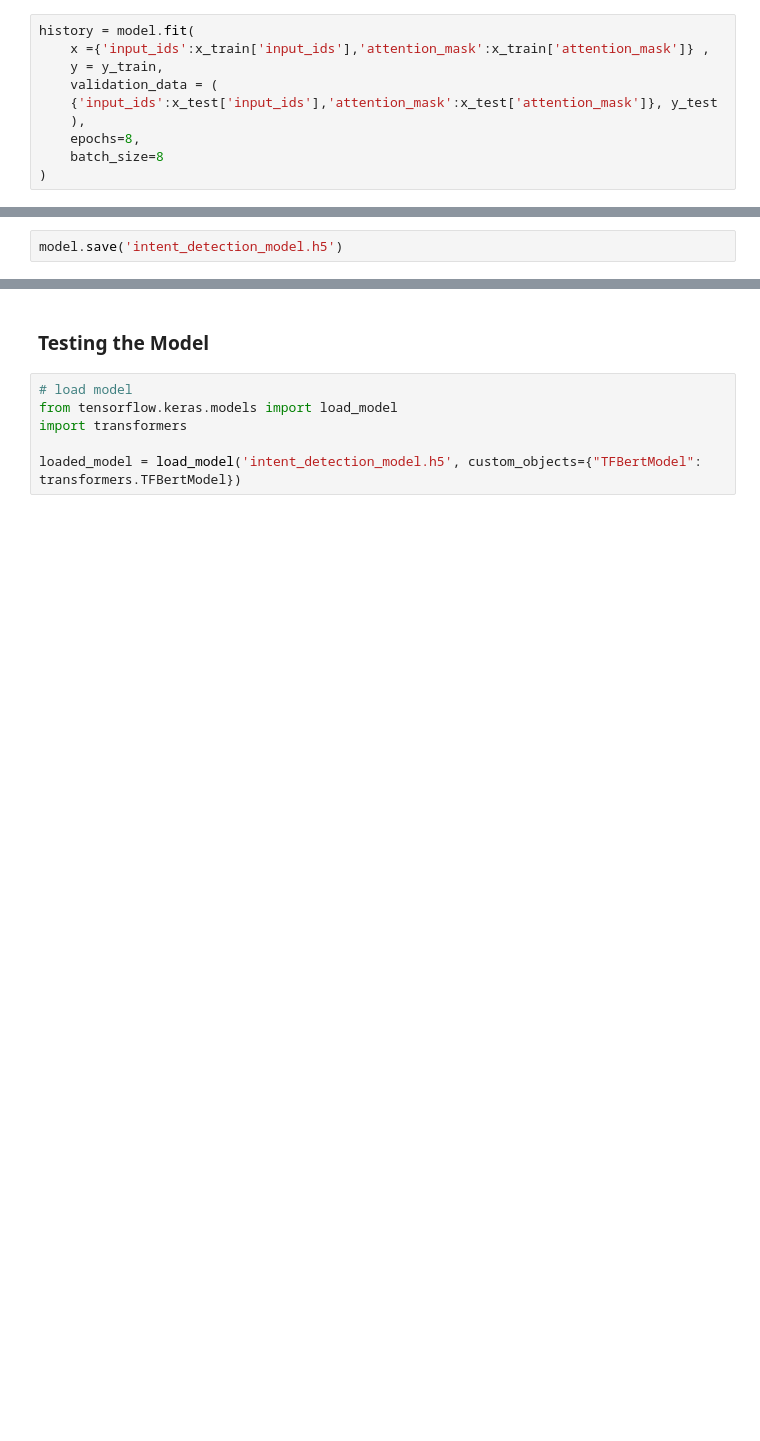
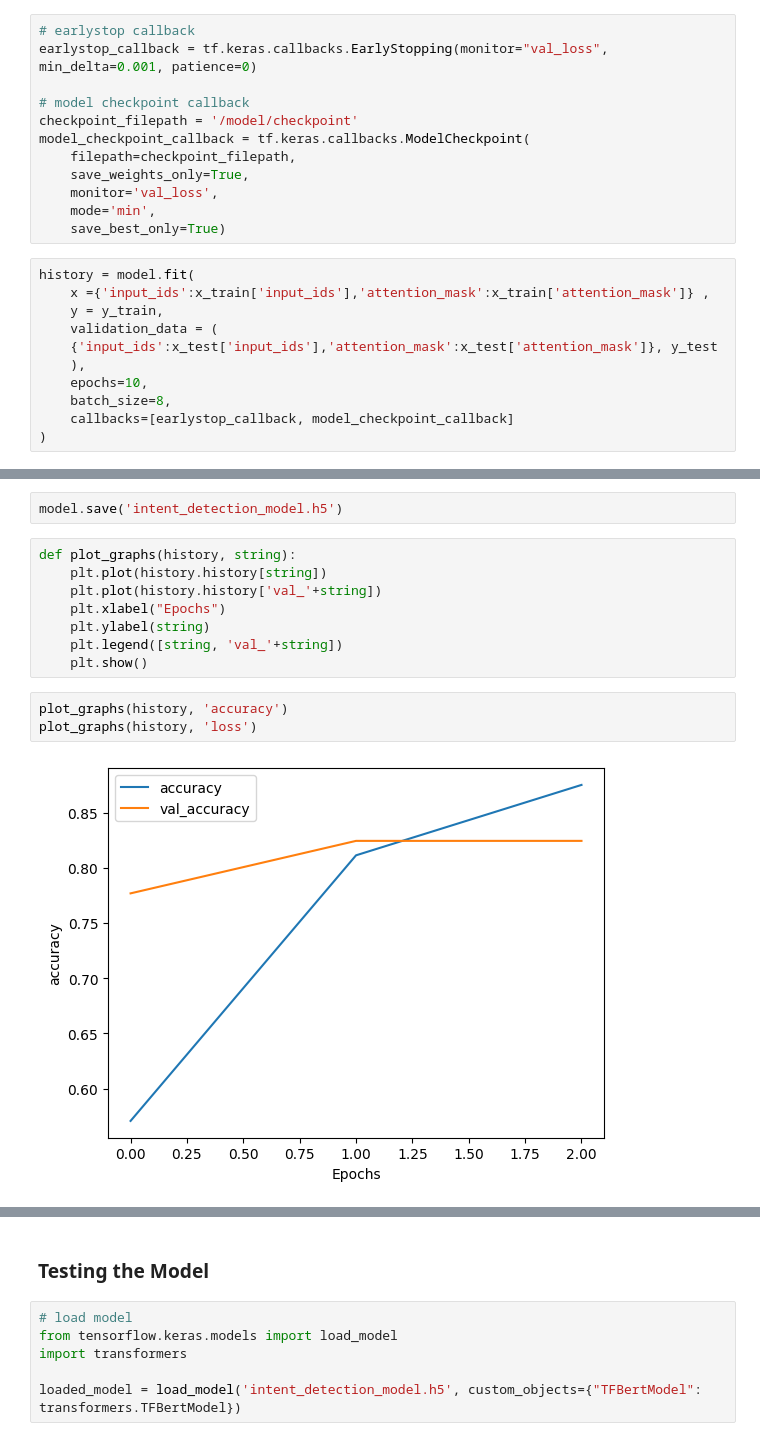
Before and after one commit to danfarh/intent-recognition, a Jupyter notebook: intent_recognition_BERT.ipynb, the cells around one changed output, grey strips where cells are left out. Cells and saved outputs as stored; diff of their text form; blank space fills up the shorter version.

```diff
--- a/intent_recognition_BERT.ipynb
+++ b/intent_recognition_BERT.ipynb
@@ -397,6 +385,18 @@ Total params: 118,400,267
 Trainable params: 118,400,267
 Non-trainable params: 0
 __________________________________________________________________________________________________
+# %%
+# earlystop callback
+earlystop_callback = tf.keras.callbacks.EarlyStopping(monitor="val_loss", min_delta=0.001, patience=0)
+
+# model checkpoint callback
+checkpoint_filepath = '/model/checkpoint'
+model_checkpoint_callback = tf.keras.callbacks.ModelCheckpoint(
+    filepath=checkpoint_filepath,
+    save_weights_only=True,
+    monitor='val_loss',
+    mode='min',
+    save_best_only=True)
 # %%
 history = model.fit(
     x ={'input_ids':x_train['input_ids'],'attention_mask':x_train['attention_mask']} ,
@@ -404,7 +404,8 @@ history = model.fit(
     validation_data = (
     {'input_ids':x_test['input_ids'],'attention_mask':x_test['attention_mask']}, y_test
     ),
-    epochs=8,
-    batch_size=8
+    epochs=10,
+    batch_size=8,
+    callbacks=[earlystop_callback, model_checkpoint_callback]
 )
 # %% [output]
@@ -431,2 +422,15 @@ Epoch 8/8
 # %%
 model.save('intent_detection_model.h5')
+# %%
+def plot_graphs(history, string):
+    plt.plot(history.history[string])
+    plt.plot(history.history['val_'+string])
+    plt.xlabel("Epochs")
+    plt.ylabel(string)
+    plt.legend([string, 'val_'+string])
+    plt.show()
+# %%
+plot_graphs(history, 'accuracy')
+plot_graphs(history, 'loss')
+# %% [output]
+[figure, added]
```
Also changed, not shown: parts of 14 cells of this notebook.
